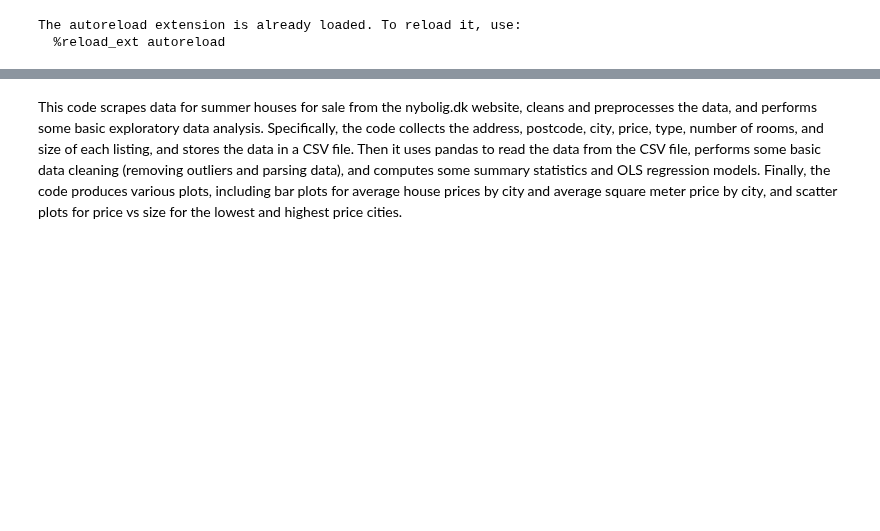
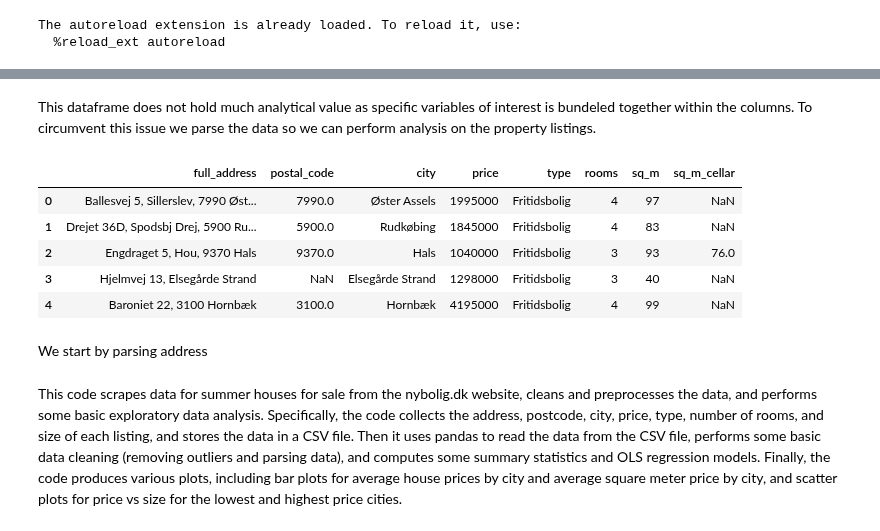
Before and after one commit to NumEconCopenhagen/projects-2023-philx2-nico, a Jupyter notebook: dataproject/dataproject.ipynb, the cells around one changed output, grey strips where cells are left out. Drawn from its saved outputs; the diff is of its cells as text; code cells hidden in the pictures; blank space fills up the shorter version.

Commit message:
eksplicit parsing

```diff
--- a/dataproject/dataproject.ipynb
+++ b/dataproject/dataproject.ipynb
@@ -24,3 +83,17 @@ The autoreload extension is already loaded. To reload it, use:
+# %% [markdown]
+This dataframe does not hold much analytical value as specific variables of interest is bundeled together within the columns. To circumvent this issue we parse the data so we can perform analysis on the property listings.
+# %%
+df = pd.read_csv('output.csv')
+df.head()
+# %% [output]
+|  | full_address | postal_code | city | price | type | rooms | sq_m | sq_m_cellar |
+| 0 | Ballesvej 5, Sillerslev, 7990 Øst... | 7990.0 | Øster Assels | 1995000 | Fritidsbolig | 4 | 97 | NaN |
+| 1 | Drejet 36D, Spodsbj Drej, 5900 Ru... | 5900.0 | Rudkøbing | 1845000 | Fritidsbolig | 4 | 83 | NaN |
+| 2 | Engdraget 5, Hou, 9370 Hals | 9370.0 | Hals | 1040000 | Fritidsbolig | 3 | 93 | 76.0 |
+| 3 | Hjelmvej 13, Elsegårde Strand | NaN | Elsegårde Strand | 1298000 | Fritidsbolig | 3 | 40 | NaN |
+| 4 | Baroniet 22, 3100 Hornbæk | 3100.0 | Hornbæk | 4195000 | Fritidsbolig | 4 | 99 | NaN |
+# %% [markdown]
+We start by parsing address
 # %% [markdown]
 This code scrapes data for summer houses for sale from the nybolig.dk website, cleans and preprocesses the data, and performs some basic exploratory data analysis. Specifically, the code collects the address, postcode, city, price, type, number of rooms, and size of each listing, and stores the data in a CSV file. Then it uses pandas to read the data from the CSV file, performs some basic data cleaning (removing outliers and parsing data), and computes some summary statistics and OLS regression models. Finally, the code produces various plots, including bar plots for average house prices by city and average square meter price by city, and scatter plots for price vs size for the lowest and highest price cities.
 # %% [markdown]
```
Also changed, not shown: parts of 18 cells of this notebook, 4 other files.
